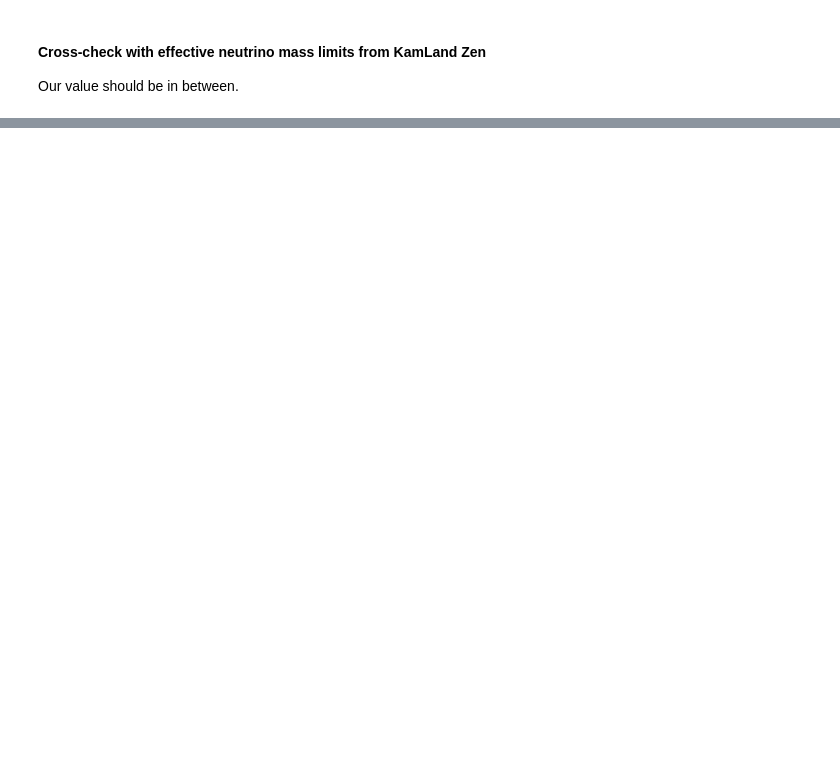
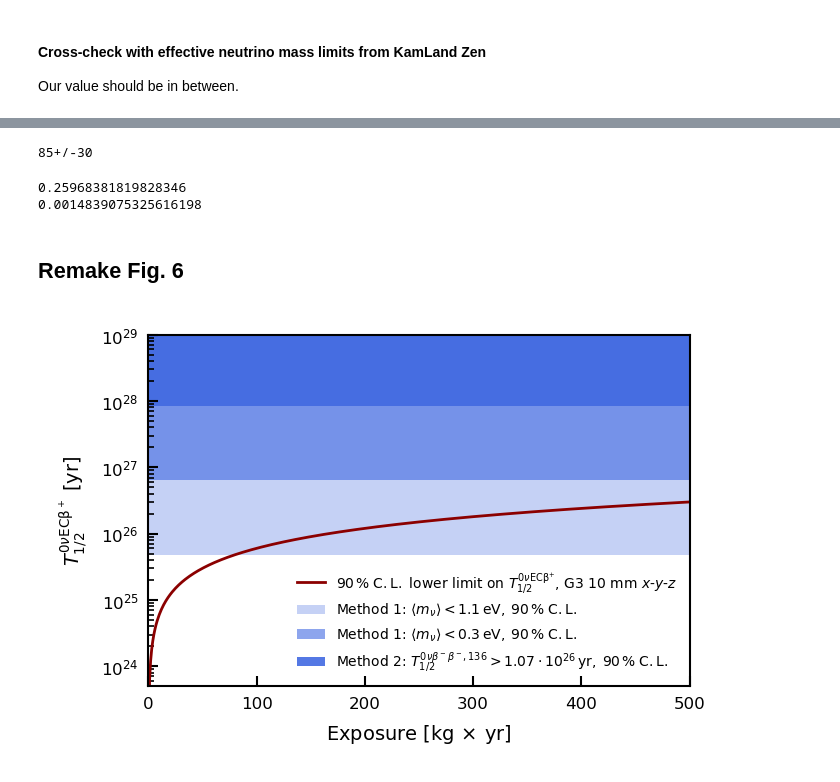
Before and after one commit to bglenardo/MuensterTPC-MC, a Jupyter notebook: Half-life calculations/0nudecays.ipynb, the cells around one changed output, grey strips where cells are left out. Drawn from its saved outputs; the diff is of its cells as text; code cells hidden in the pictures; blank space fills up the shorter version.

Commit message:
Updated paper plots with new half-lives

```diff
--- a/Half-life calculations/0nudecays.ipynb
+++ b/Half-life calculations/0nudecays.ipynb
@@ -1286,0 +1315,79 @@ print(lowerlimits_ibm, '\n')
+# %%
+def decayrate(halflife, isotope_kg_per_t, m_molar = 124, efficiency=1):
+    #halflife in years
+    #isotope_kg_per_t in kg/t
+    #mmolar in g/mol
+    N_A = 6.02214076e23 #mol^(-1)
+    return (np.log(2)/halflife) * ((isotope_kg_per_t*1e3)/m_molar) * N_A * efficiency
+
+m_molar_xe124=123.905893003 #g/mol
+# %%
+#0vecec in XENON1T
+#decayrate(1.8e22,0.96,m_molar_xe124,0.96)*(177.7/365)*1.5
+
+#2vecb+ for 1 kg/t Xe-124
+# 43 % efficiency scaled from 37 % efficiency using ratio of efficiencies from G3 detector at x-y-z = 10mm
+print(decayrate(t2vecbp,10,m_molar_xe124,0.43))
+# %% [output]
+85+/-30
+# %%
+#0vecec in XENON1T
+#decayrate(1.8e22,0.96,m_molar_xe124,0.96)*(177.7/365)*1.5
+
+#0vecb+ for 1 kg/t Xe-124 and 37 % efficiency (from Fig. 4 in paper for x-y-z = 10 mm)
+#<m_nu> <1.1 eV
+print(decayrate(4.8e25,10,m_molar_xe124,0.37))
+#KamLand Zen T_1/2 > 1.07*10^26 yr for Xe-136 0vbb
+print(decayrate(8.4e27,10,m_molar_xe124,0.37))
+# %% [output]
+0.25968381819828346
+0.0014839075325616198
+# %% [markdown]
+## Remake Fig. 6
+# %%
+def sensitivity(exposure, isotope_molar_mass, efficiency=1, limit=True, confidence_level=90):
+    # exposure in kg x yr of decaying isotope
+    # isotope molar mass in g/mol
+    N_A = 6.02214076e23 #mol^(-1)
+    if limit==True:
+        if confidence_level==90:
+            N=2.3
+    return np.multiply((np.log(2)*N_A*efficiency*1e3)/(N*isotope_molar_mass), exposure)
+
+
+exposure=np.arange(0,500)
+g3sensitivity_0vecbp=sensitivity(exposure, m_molar_xe124, 0.41, True, 90)
+
+plt.plot(exposure,g3sensitivity_0vecbp, color = "darkred", linewidth = 1, label = "$90\\,\\%\\;\\rm{C.L.}$ lower limit on $T_{1/2}^{0\\nu\\rm{EC}\\beta^{+}}$, G3 10 mm $x$-$y$-$z$", alpha=1)
+"""
+plt.plot(exposure,half_life_2vbpbp, color = "blue", linewidth = 4, label = "2vB+B+", alpha=1)
+plt.axhline(theory_2vbpbp, color = "blue", linestyle = "dashed", linewidth = 4, label = "2vB+B+ theory", alpha=1)
+plt.plot(exposure,half_life_0vbpbp, color = "green", linewidth = 4, label = "0vB+B+", alpha=1)
+plt.axhline(theory_0vbpbp, color = "green", linestyle = "dashed", linewidth = 4, label = "0vB+B+ theory", alpha=1)
+plt.plot(exposure,half_life_0vECEC, color = "gold", linewidth = 4, label = "0vECEC", alpha=1)
+plt.axhline(theory_0vECEC, color = "gold", linestyle = "dashed", linewidth = 4, label = "0vB+B+ theory", alpha=1)
+"""
+
+plt.axhspan(4.8e25,1e35,facecolor="royalblue",alpha=0.3, edgecolor=None, label = "Method 1: $\\langle m_\\nu\\rangle < 1.1\\,\\rm{eV,}\\; 90\\,\\%\\;\\rm{C.L.}$")
+plt.axhspan(6.5e26,1e35,facecolor="royalblue",alpha=0.6, edgecolor=None, label ="Method 1: $\\langle m_\\nu\\rangle < 0.3\\,\\rm{eV, }\\; 90\\,\\%\\;\\rm{C.L.}$")
+plt.axhspan(8.4e27,1e35,facecolor="royalblue",alpha=0.9, edgecolor=None, label ="Method 2: $T_{1/2}^{0\\nu\\beta^-\\beta^-,136} > 1.07 \\cdot 10^{26}\,\\rm{yr,}\\; 90\\,\\%\\;\\rm{C.L.}$")
+
+
+
+plt.xticks()
+plt.yticks()
+plt.yscale("log")
+plt.ylim(5e23,1e29)
+plt.xlim(0,500)
+plt.ylabel("$T_{1/2}^{0\\nu\\rm{EC}\\beta^+}$ [yr]")
+plt.xlabel("Exposure [kg$\,\\times\,$yr]")
+#plt.axhline(1, color="black", linewidth=1,alpha=1)
+plt.legend(frameon=False, facecolor='white', edgecolor='white', framealpha=1, loc='lower right')
+#plt.savefig("sensitvity2.pdf", format="pdf", dpi=400, figsize=(12,9))
+plt.draw()
+plt.savefig("sensitvity5.png", format="png", bbox_inches="tight")
+plt.savefig("sensitvity5.pdf", format="pdf", bbox_inches="tight")
+
+plt.show()
+# %% [output]
+[figure, added]
```
Also changed, not shown: parts of 23 cells of this notebook, 16 other files.
